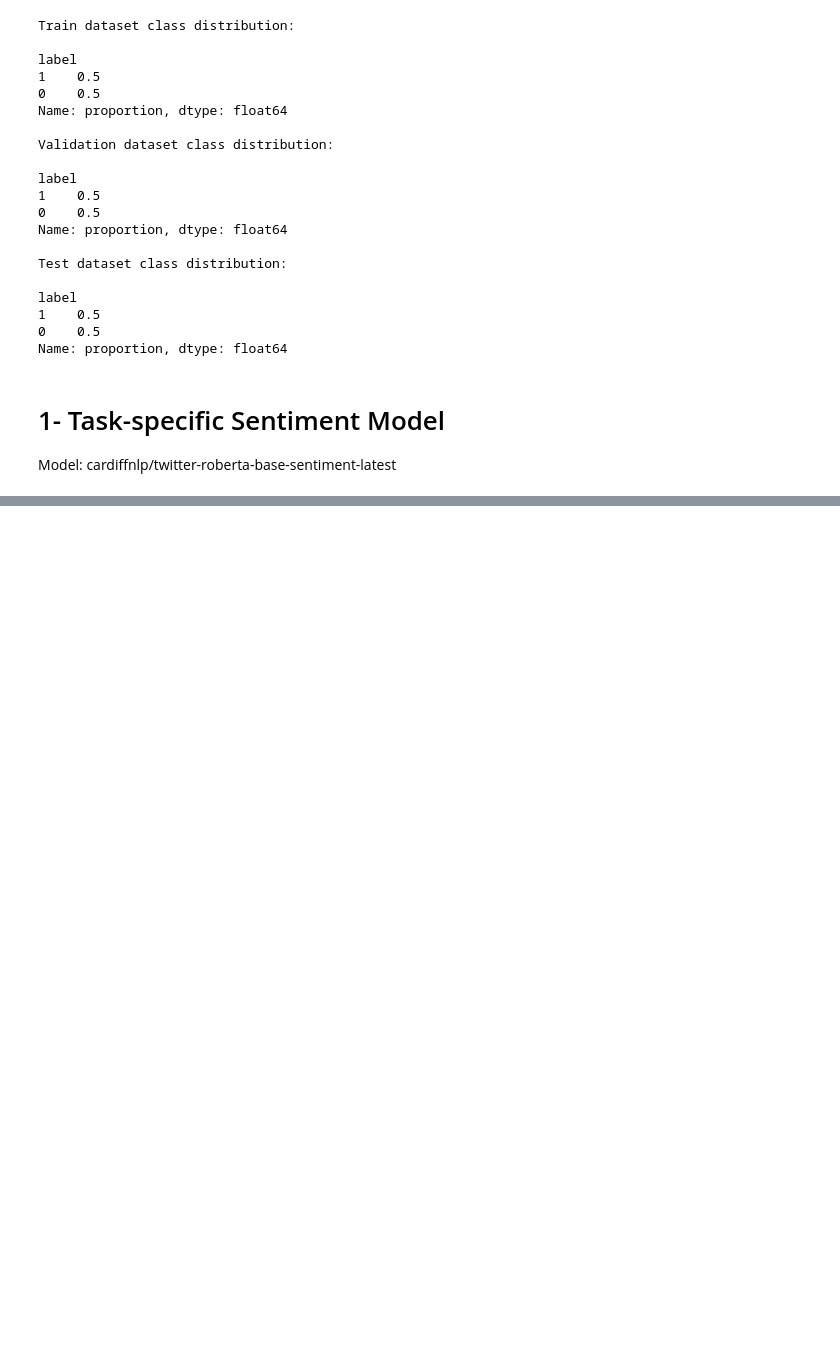
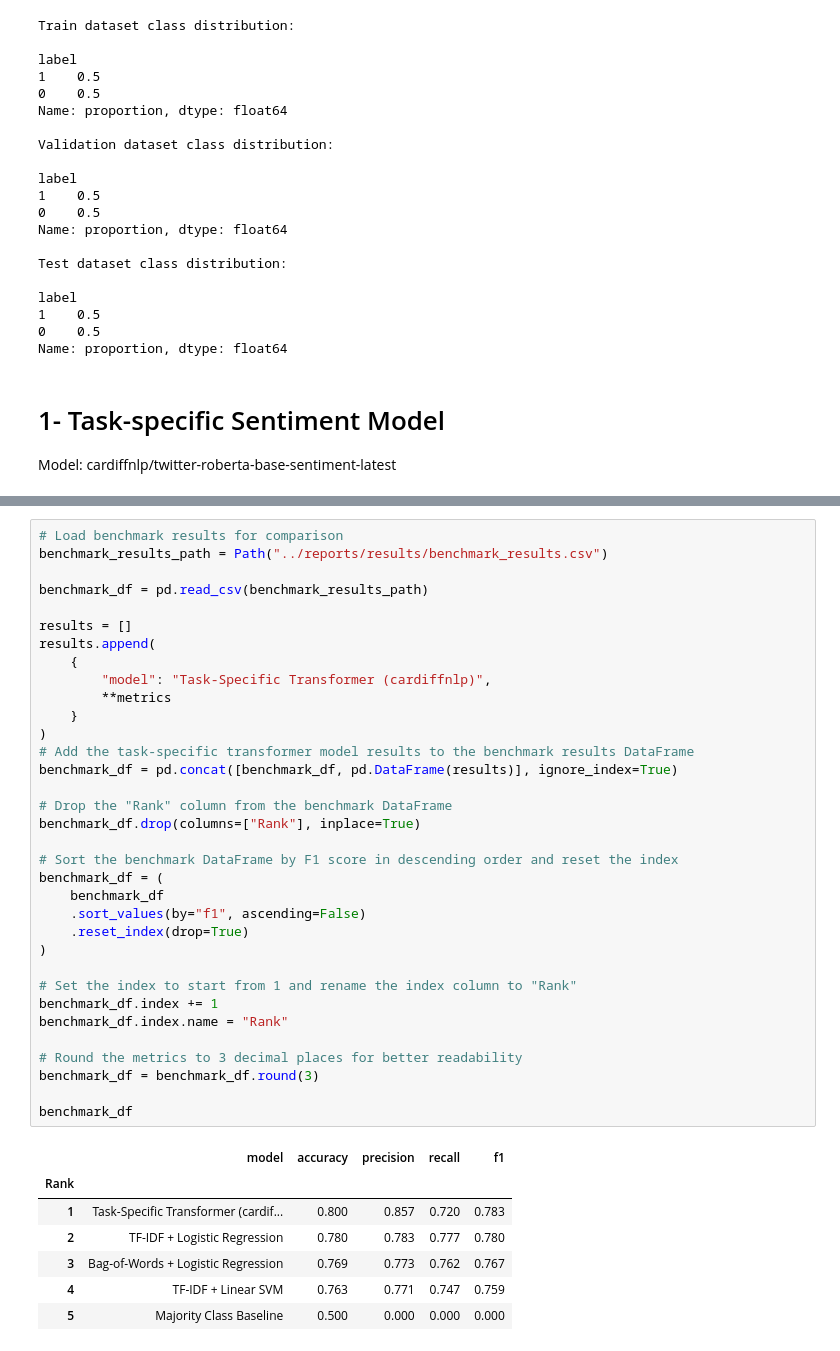
Before and after one commit to Alireza-Mirzadeh/llm-text-classification-benchmark, a Jupyter notebook: notebooks/03_transformer_models.ipynb, the cells around one changed output, grey strips where cells are left out. Drawn from its saved outputs; the diff is of its cells as text; blank space fills up the shorter version.

```diff
--- a/notebooks/03_transformer_models.ipynb
+++ b/notebooks/03_transformer_models.ipynb
@@ -100,0 +214,42 @@ cardiffnlp/twitter-roberta-base-sentiment-latest
+# %%
+# Load benchmark results for comparison
+benchmark_results_path = Path("../reports/results/benchmark_results.csv")
+
+benchmark_df = pd.read_csv(benchmark_results_path)
+
+results = []
+results.append(
+    {
+        "model": "Task-Specific Transformer (cardiffnlp)",
+        **metrics
+    }
+)
+# Add the task-specific transformer model results to the benchmark results DataFrame
+benchmark_df = pd.concat([benchmark_df, pd.DataFrame(results)], ignore_index=True)
+
+# Drop the "Rank" column from the benchmark DataFrame
+benchmark_df.drop(columns=["Rank"], inplace=True)
+
+# Sort the benchmark DataFrame by F1 score in descending order and reset the index
+benchmark_df = (
+    benchmark_df
+    .sort_values(by="f1", ascending=False)
+    .reset_index(drop=True)
+)
+
+# Set the index to start from 1 and rename the index column to "Rank"
+benchmark_df.index += 1
+benchmark_df.index.name = "Rank"
+
+# Round the metrics to 3 decimal places for better readability
+benchmark_df = benchmark_df.round(3)
+
+benchmark_df
+# %% [output]
+|  | model | accuracy | precision | recall | f1 |
+| Rank |  |  |  |  |  |
+| 1 | Task-Specific Transformer (cardif... | 0.800 | 0.857 | 0.720 | 0.783 |
+| 2 | TF-IDF + Logistic Regression | 0.780 | 0.783 | 0.777 | 0.780 |
+| 3 | Bag-of-Words + Logistic Regression | 0.769 | 0.773 | 0.762 | 0.767 |
+| 4 | TF-IDF + Linear SVM | 0.763 | 0.771 | 0.747 | 0.759 |
+| 5 | Majority Class Baseline | 0.500 | 0.000 | 0.000 | 0.000 |
```
Also changed, not shown: parts of 8 cells of this notebook, 1 other file.
